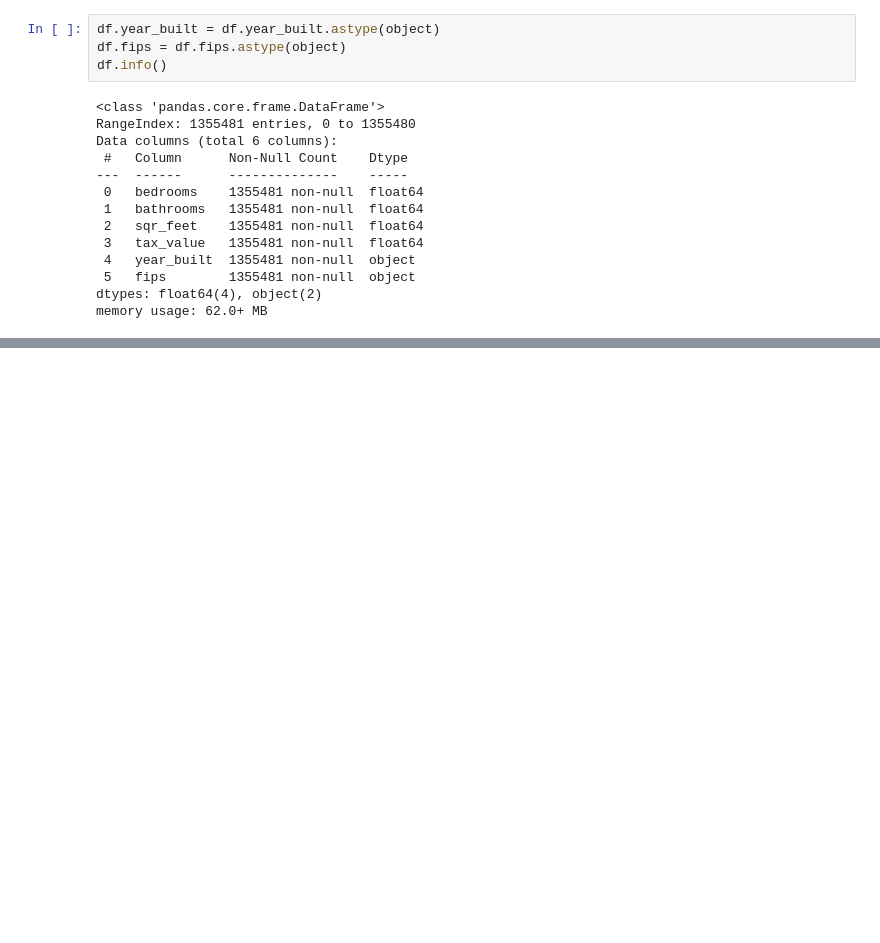
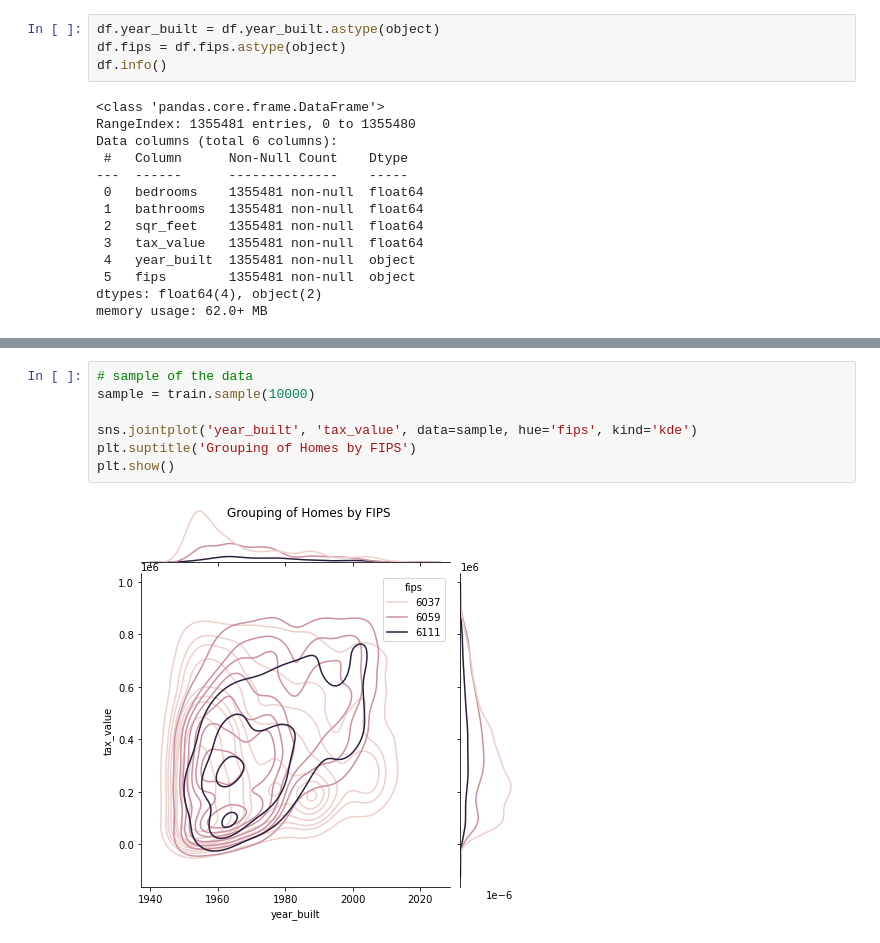
Before and after one commit to BraedenWright/regression-project, a Jupyter notebook: Zillow_Project.ipynb, the cells around one changed output, grey strips where cells are left out. Saved outputs shown, nothing was run; the diff lists cells and outputs as text; blank space fills up the shorter version.

```diff
--- a/Zillow_Project.ipynb
+++ b/Zillow_Project.ipynb
@@ -74,0 +165,9 @@ memory usage: 62.0+ MB
+# %%
+# sample of the data
+sample = train.sample(10000)
+
+sns.jointplot('year_built', 'tax_value', data=sample, hue='fips', kind='kde')
+plt.suptitle('Grouping of Homes by FIPS')
+plt.show()
+# %% [output]
+[figure, added]
```
Also changed, not shown: parts of 15 cells of this notebook, 1 other file.
